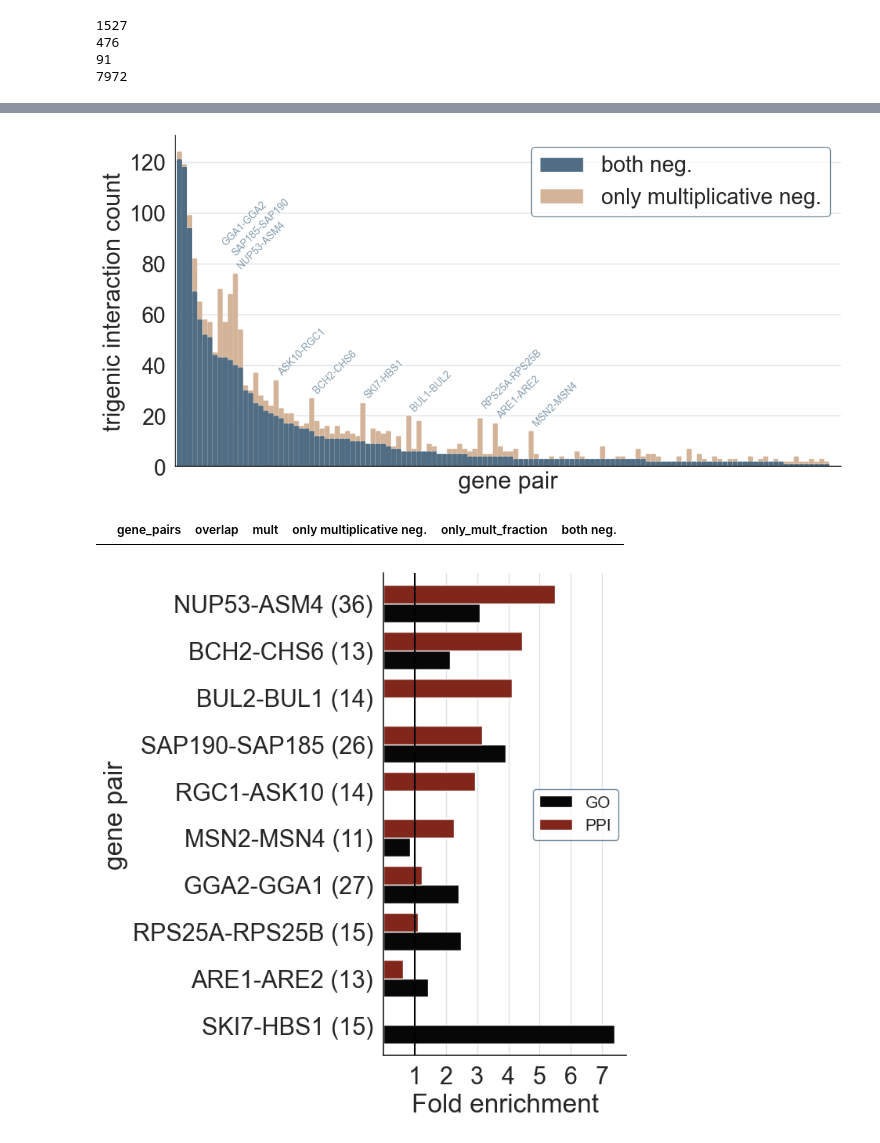
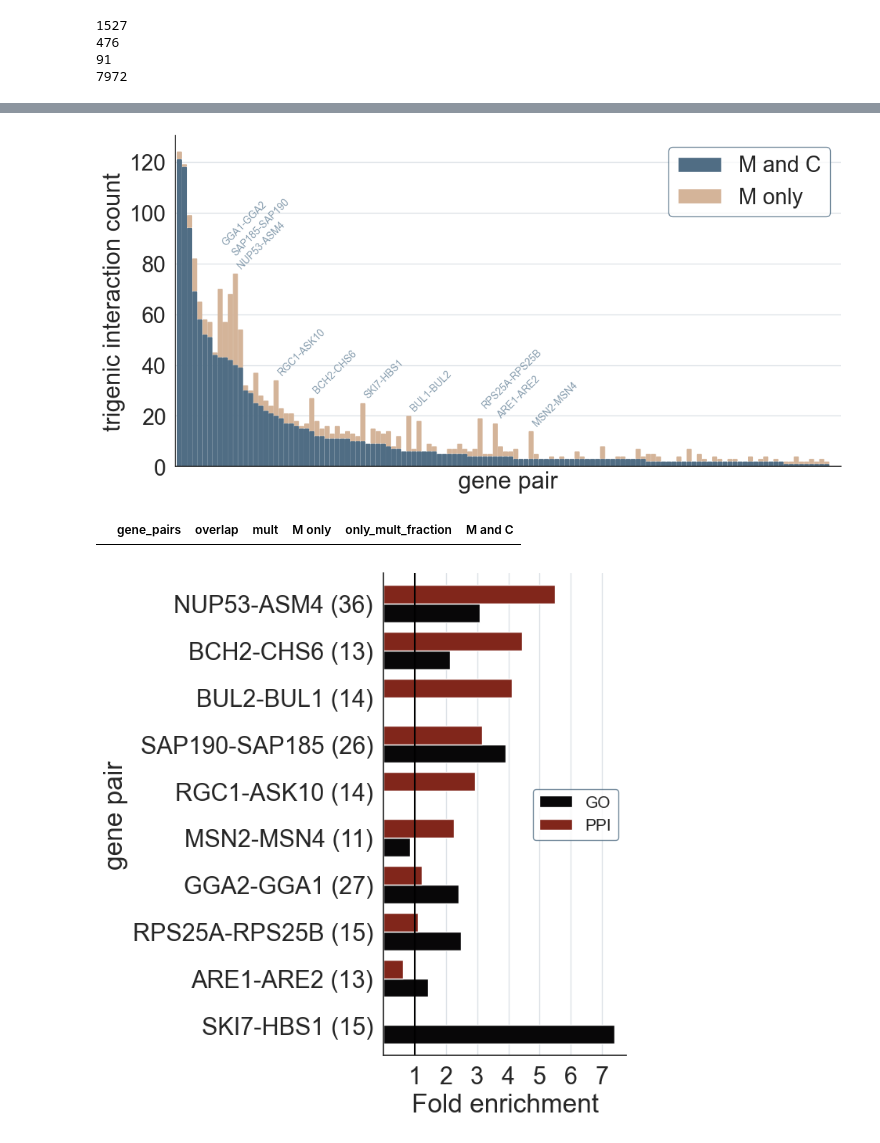
Before and after one commit to brian-arnold/epistasis_reanalysis, a Jupyter notebook: yeast_screens/Kuzmin_data_analysis_cp.ipynb, the cells around one changed output, grey strips where cells are left out. Cells and saved outputs as stored; diff of their text form; code cells hidden in the pictures.

```diff
--- a/yeast_screens/Kuzmin_data_analysis_cp.ipynb
+++ b/yeast_screens/Kuzmin_data_analysis_cp.ipynb
@@ -958,14 +996,14 @@ overlap_pairs_df  = pd.DataFrame.from_dict({"gene_pairs": gene_pairs_overlap, "o
 
 pairs_df = overlap_pairs_df.merge(mult_pairs_df, how="outer")
 
-pairs_df.loc[:, 'only multiplicative neg.'] = pairs_df.mult - pairs_df.overlap
-pairs_df.loc[:, 'only_mult_fraction'] = pairs_df['only multiplicative neg.']/pairs_df.mult
-pairs_df.loc[:, 'both neg.'] = pairs_df.overlap
+pairs_df.loc[:, 'M only'] = pairs_df.mult - pairs_df.overlap
+pairs_df.loc[:, 'only_mult_fraction'] = pairs_df['M only']/pairs_df.mult
+pairs_df.loc[:, 'M and C'] = pairs_df.overlap
 pairs_df = pairs_df[pairs_df.mult > 1]
 pairs_df = pairs_df.sort_values(by='overlap', ascending=False)
 pairs_df = pairs_df.astype({'gene_pairs':'str'})
 
-pl = pairs_df[['both neg.', 'only multiplicative neg.']].plot.bar(stacked=True, color=["#506D84", "#D4B499"], width=1)
+pl = pairs_df[['M and C', 'M only']].plot.bar(stacked=True, color=["#506D84", "#D4B499"], width=1)
 pl.figure.set_size_inches(4,4)
 pl.set_xlabel('gene pair')
 pl.set_ylabel('trigenic interaction count')
@@ -985,39 +1023,39 @@ for patch in reversed(pl.patches):
                         mutation_aspect=4
                         )
     patch.remove()
     new_patches.append(p_bbox)
 for patch in new_patches:
     pl.add_patch(patch)
 
 plt.rcParams.update({'font.size': 10})
 if dataset == "Kuzmin2020":
     #f"$\bf{label}$",
     pl.annotate("GGA1-GGA2", (8, 87), color=only_reported_color, rotation=45)
     pl.annotate("SAP185-SAP190", (10, 83), color=only_reported_color, rotation=45)
     pl.annotate("NUP53-ASM4", (11, 78), color=only_reported_color, rotation=45)
-    pl.annotate("ASK10-RGC1", (19, 36), color=only_reported_color, rotation=45)
+    pl.annotate("RGC1-ASK10", (19, 36), color=only_reported_color, rotation=45)
     pl.annotate("BCH2-CHS6", (26, 29), color=only_reported_color, rotation=45)
     pl.annotate("SKI7-HBS1", (36, 27), color=only_reported_color, rotation=45)
     pl.annotate("BUL1-BUL2", (45, 22), color=only_reported_color, rotation=45)
     pl.annotate("RPS25A-RPS25B", (59, 23), color=only_reported_color, rotation=45)
     pl.annotate("ARE1-ARE2", (62, 19), color=only_reported_color, rotation=45)
     pl.annotate("MSN2-MSN4", (69, 16), color=only_reported_color, rotation=45)
 plt.rcParams.update({'font.size': 20})
 
 pl.grid(visible=True, axis='y', alpha=0.2, color=overlap_color)
 plt.tick_params(
     axis='x',          # changes apply to the x-axis
     bottom=False,      # ticks along the bottom edge are off
     labelbottom=False)
 plt.legend(edgecolor=overlap_color)
 sns.despine()
 plt.savefig('/Users/bjarnold/Princeton_DataX/Epistasis/higher_order_reanalysis/yeast_screens/figs/panels_tmp/trigen_count_barplot.pdf')
 # %% [output]
-[figure, old version]
+[figure, new version]
 # %%
 pairs_df[pairs_df.gene_pairs == f"(\'MRS3\', \'MRS4\')"]
 # %% [output]
-|  | gene_pairs | overlap | mult | only multiplicative neg. | only_mult_fraction | both neg. |
+|  | gene_pairs | overlap | mult | M only | only_mult_fraction | M and C |
 # %%
 def PPIs_GO_fraction(df, gene_pairs, genome_wide_PPI, genome_wide_GO, pairs_df):
     # for each edge in hypergraph, get the gene pairs it contains
```
Also changed, not shown: parts of 36 cells of this notebook, 14 other files.
